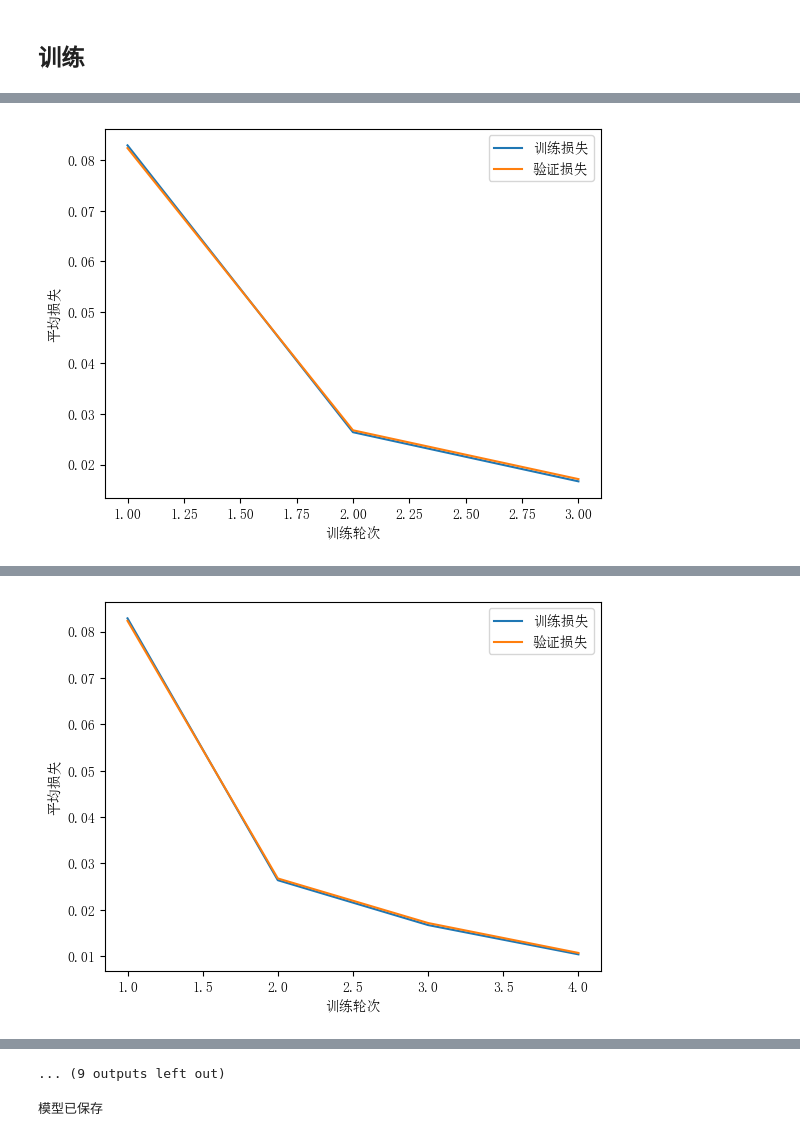
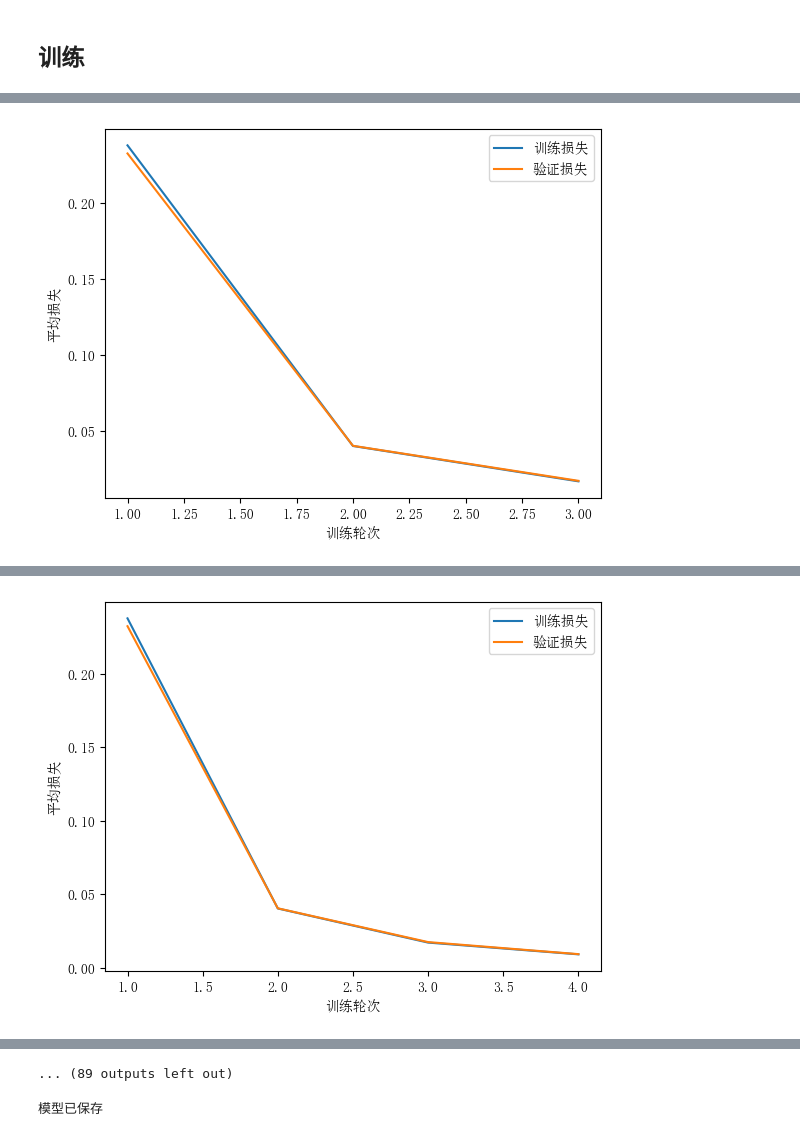
Before and after one commit to Greenmilkvvv/Deep-GLU-Calibrating, a Jupyter notebook: Pricing/rBergomi/flat_forward_variance/rBergomi_GLUAttention_pricer.ipynb, the cells around one changed output, grey strips where cells are left out. Saved outputs shown, nothing was run; the diff lists cells and outputs as text; code cells hidden in the pictures.

```diff
--- a/Pricing/rBergomi/flat_forward_variance/rBergomi_GLUAttention_pricer.ipynb
+++ b/Pricing/rBergomi/flat_forward_variance/rBergomi_GLUAttention_pricer.ipynb
@@ -60,7 +60,7 @@ tain_loss_lst, test_loss_lst = train_model(
     train_data,
     test_data,
     save_path = r'train_pic_GLUAttention.pdf',
-    epochs=10
+    epochs=50
 )
 
 print(f"训练集损失: {tain_loss_lst[-1]}")
@@ -122 +122 @@ Test Loss: 0.017131487061642407
-[figure, old version]
+[figure, new version]
@@ -140 +140 @@ Test Loss: 0.010681657991596682
-[figure, old version]
+[figure, new version]
@@ -177,4 +177,4 @@ Test Loss: 0.00786747228660172
-... (9 outputs left out)
+... (89 outputs left out)
 # %%
 torch.save(model.state_dict(), r"../../../Results/models/GLUAttention_rBergomi_flat_forward_variance.pth")
 
```
Also changed, not shown: parts of 1 cell of this notebook, 2 other files.
